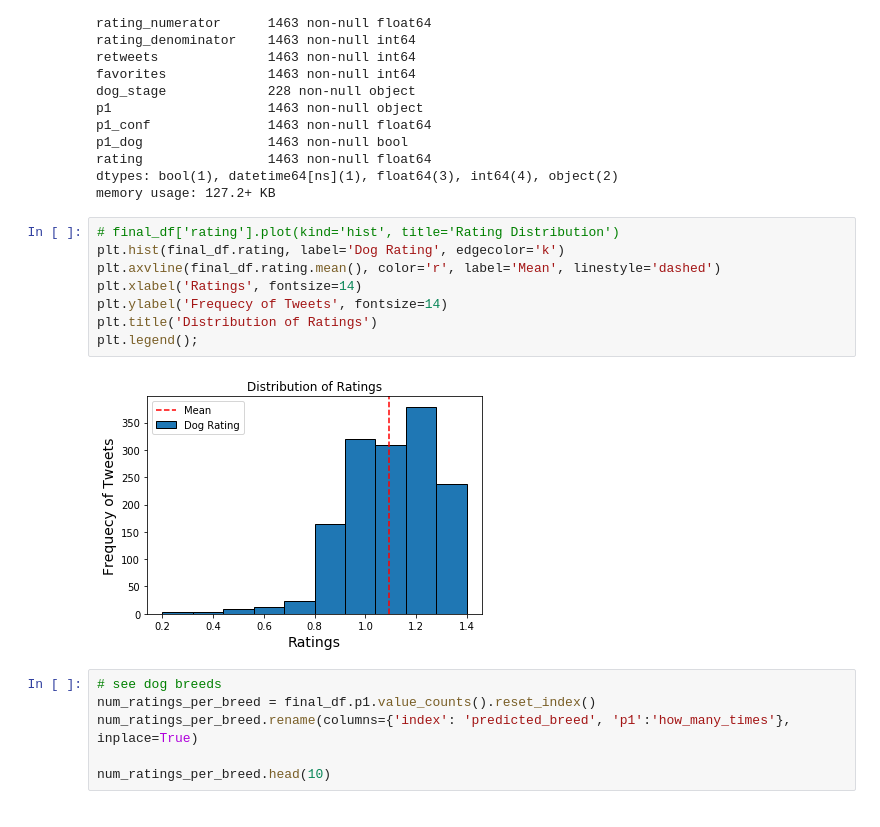
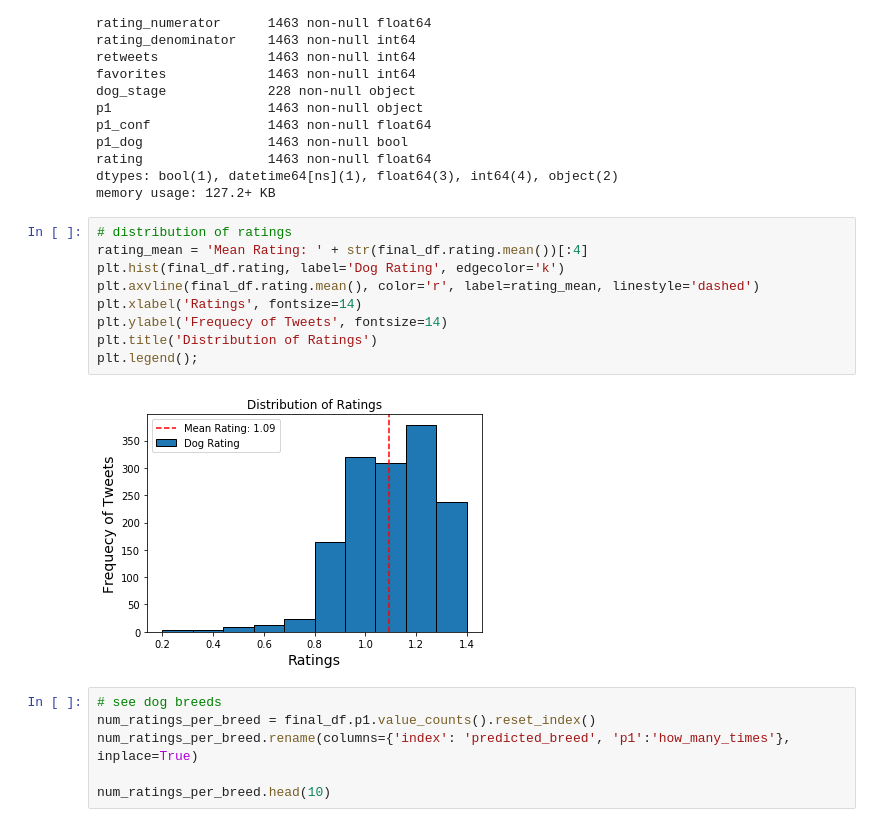
Before and after one commit to marooned20/Udacity-Data-Wrangling, a Jupyter notebook: wrangle_act.ipynb, the cells around one changed output. Cells and saved outputs as stored; diff of their text form.

```diff
--- a/wrangle_act.ipynb
+++ b/wrangle_act.ipynb
@@ -1021,15 +1021,16 @@ rating                1463 non-null float64
 dtypes: bool(1), datetime64[ns](1), float64(3), int64(4), object(2)
 memory usage: 127.2+ KB
 # %%
-# final_df['rating'].plot(kind='hist', title='Rating Distribution')
+# distribution of ratings
+rating_mean = 'Mean Rating: ' + str(final_df.rating.mean())[:4]
 plt.hist(final_df.rating, label='Dog Rating', edgecolor='k')
-plt.axvline(final_df.rating.mean(), color='r', label='Mean', linestyle='dashed')
+plt.axvline(final_df.rating.mean(), color='r', label=rating_mean, linestyle='dashed')
 plt.xlabel('Ratings', fontsize=14)
 plt.ylabel('Frequecy of Tweets', fontsize=14)
 plt.title('Distribution of Ratings')
 plt.legend();
 # %% [output]
-[figure, old version]
+[figure, new version]
 # %%
 # see dog breeds
 num_ratings_per_breed = final_df.p1.value_counts().reset_index()
```
Also changed, not shown: parts of 8 cells of this notebook.
